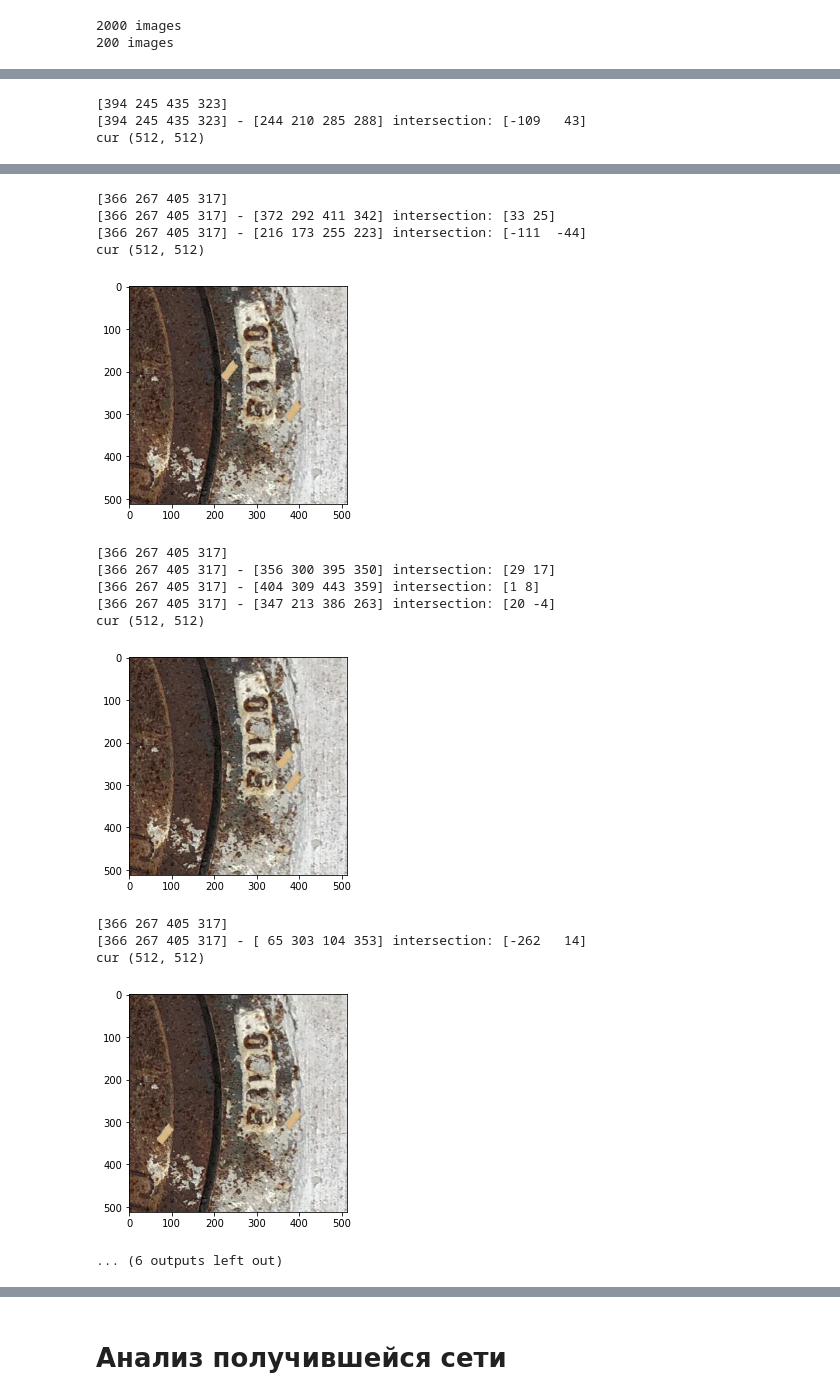
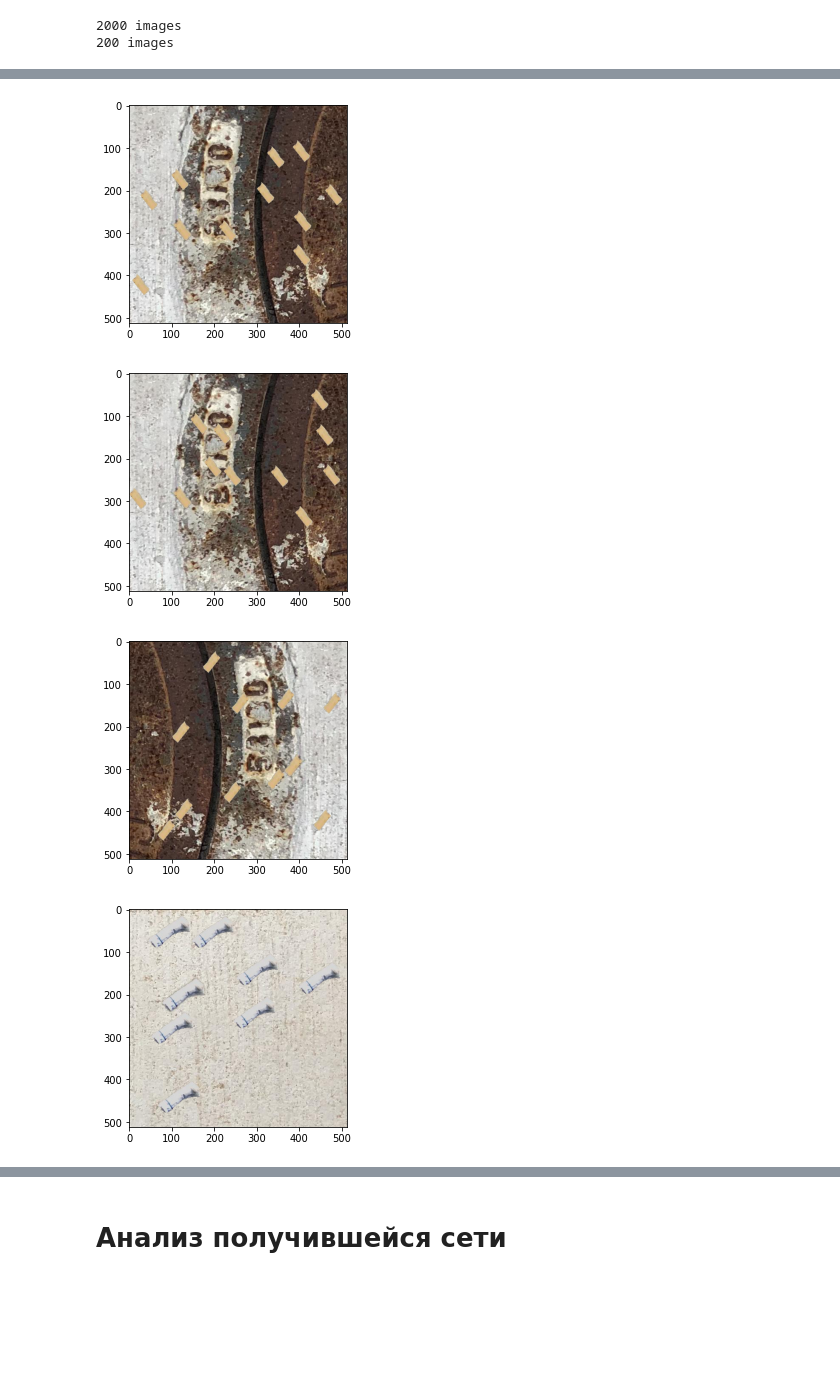
Before and after one commit to MikhailMashukov/cigarette_segmentation, a Jupyter notebook: cigarette_butt_segmentation/notebooks/TorchTutorialExperiment.ipynb, the cells around one changed output, grey strips where cells are left out. Saved outputs shown, nothing was run; the diff lists cells and outputs as text; code cells hidden in the pictures; blank space fills up the shorter version.

```diff
--- a/cigarette_butt_segmentation/notebooks/TorchTutorialExperiment.ipynb
+++ b/cigarette_butt_segmentation/notebooks/TorchTutorialExperiment.ipynb
@@ -125,7 +153,7 @@ data_loader_test = torch.utils.data.DataLoader(
 2000 images
 200 images
 # %%
-for i in range(9):
+for i in range(10):
     img, target = dataset[i // 3 + 1]
     plt.imshow(np.transpose(img, (1, 2, 0)))
     plt.show()
@@ -141,3 +162,0 @@ cur (512, 512)
-[394 245 435 323]
-[394 245 435 323] - [244 210 285 288] intersection: [-109   43]
-cur (512, 512)
@@ -145,16 +164,4 @@ cur (512, 512)
-[366 267 405 317]
-[366 267 405 317] - [372 292 411 342] intersection: [33 25]
-[366 267 405 317] - [216 173 255 223] intersection: [-111  -44]
-cur (512, 512)
-[figure, old version]
+[figure, new version]
-[366 267 405 317]
-[366 267 405 317] - [356 300 395 350] intersection: [29 17]
-[366 267 405 317] - [404 309 443 359] intersection: [1 8]
-[366 267 405 317] - [347 213 386 263] intersection: [20 -4]
-cur (512, 512)
-[figure, old version]
+[figure, new version]
-[366 267 405 317]
-[366 267 405 317] - [ 65 303 104 353] intersection: [-262   14]
-cur (512, 512)
-[figure, old version]
+[figure, new version]
-... (6 outputs left out)
+[figure, added]
```
Also changed, not shown: parts of 12 cells of this notebook, 4 other files.
